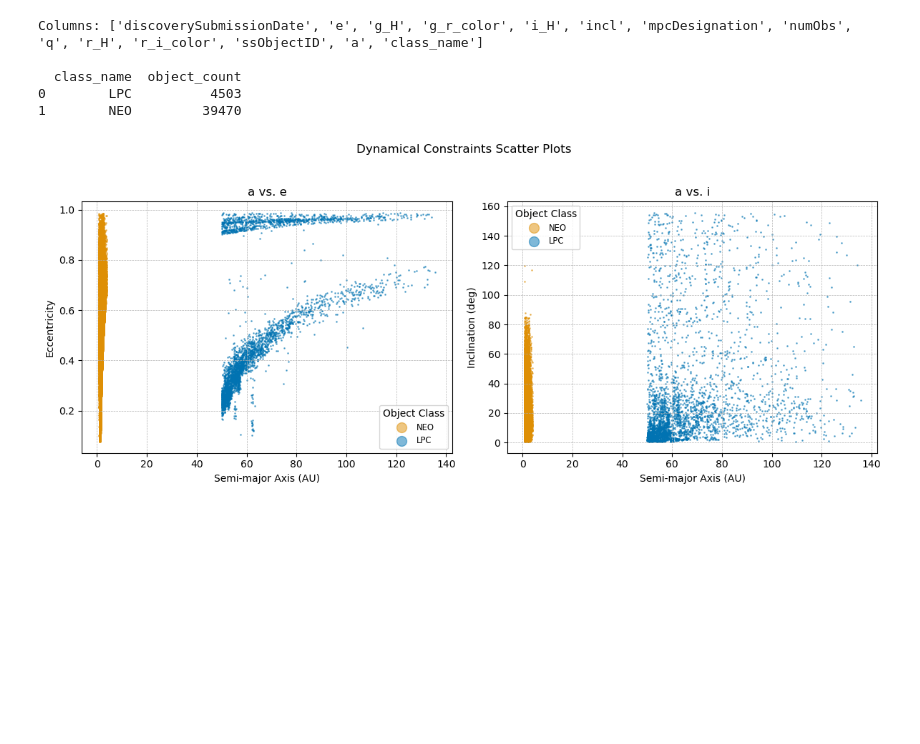
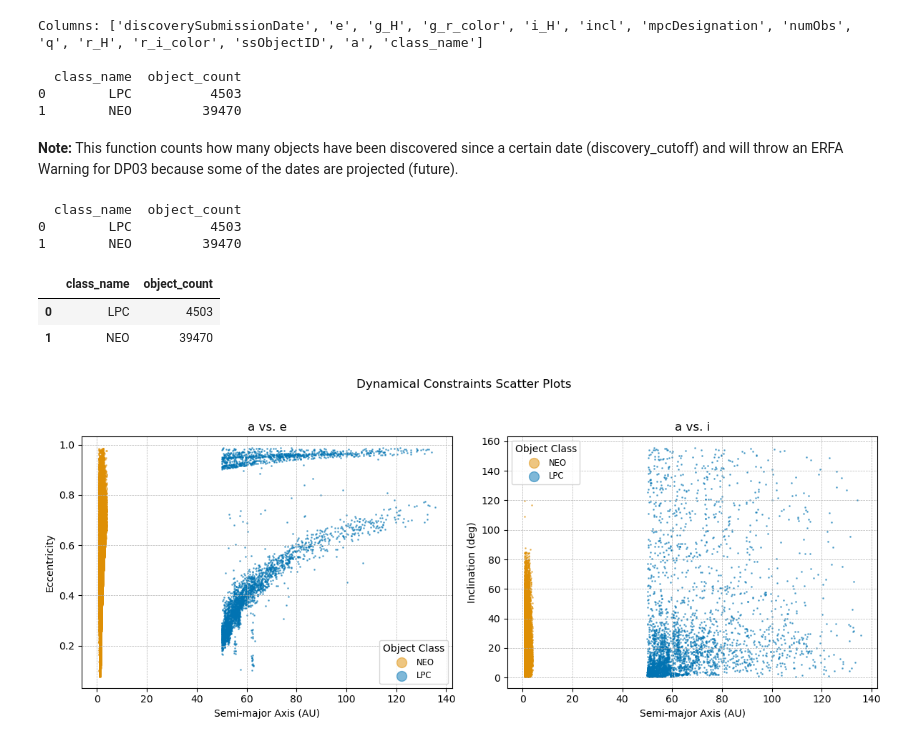
Before and after one commit to lsst-sssc/rsp_queries, a Jupyter notebook: docs/notebooks/query_tutorial.ipynb, the cells around one changed output. Drawn from its saved outputs; the diff is of its cells as text; code cells hidden in the pictures; blank space fills up the shorter version.

Commit message:
adding a count function that works with SSObject join and counts how many objects have been discovered since a certain date

```diff
--- a/docs/notebooks/query_tutorial.ipynb
+++ b/docs/notebooks/query_tutorial.ipynb
@@ -575,6 +575,17 @@ Columns: ['discoverySubmissionDate', 'e', 'g_H', 'g_r_color', 'i_H', 'incl', 'mp
   class_name  object_count
 0        LPC          4503
 1        NEO         39470
+# %% [markdown]
+**Note:** This function counts how many objects have been discovered since a certain date (discovery_cutoff) and will throw an ERFA Warning for DP03 because some of the dates are projected (future).
+# %%
+p.discovery_cutoff_counts(sso_example_table, discovery_cutoff='2023-07-01')
+# %% [output]
+  class_name  object_count
+0        LPC          4503
+1        NEO         39470
+|  | class_name | object_count |
+| 0 | LPC | 4503 |
+| 1 | NEO | 39470 |
 # %%
 p.run_scatter_plots(sso_example_table)
 # %% [output]
```
Also changed, not shown: parts of 1 cell of this notebook, 2 other files.
